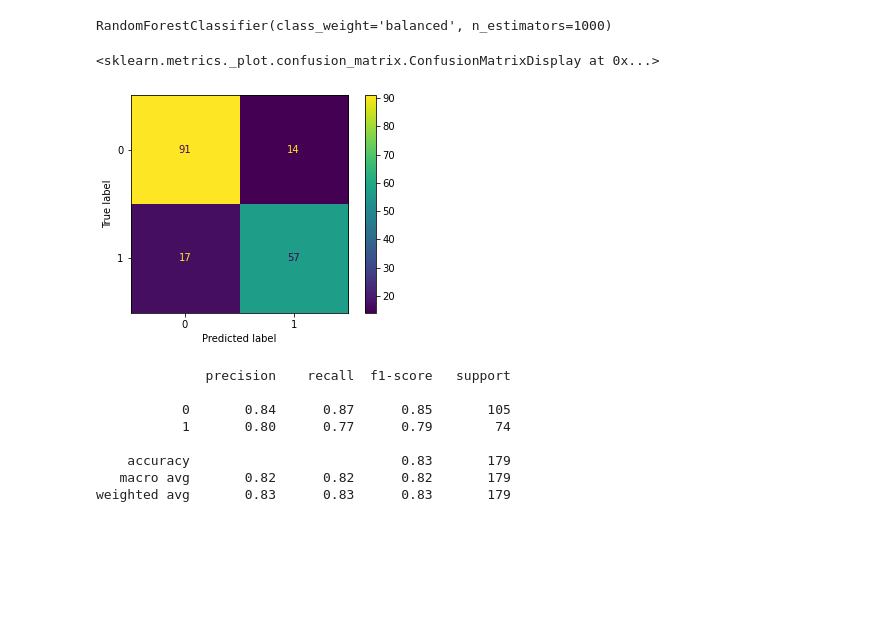
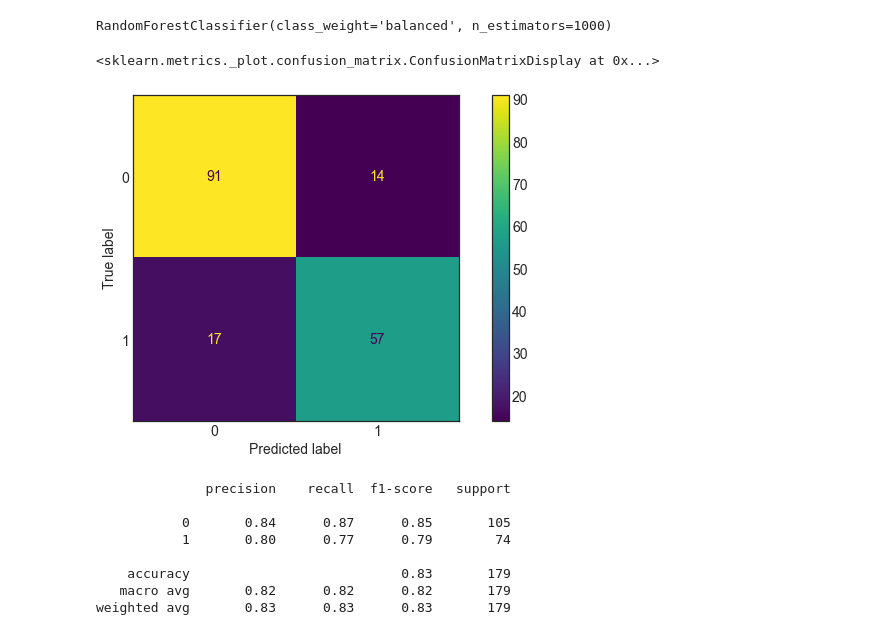
Before and after one commit to DataScienceUFES/titanic_grupo2, a Jupyter notebook: modelagem.ipynb, the cells around one changed output. Drawn from its saved outputs; the diff is of its cells as text; code cells hidden in the pictures; blank space fills up the shorter version.

```diff
--- a/modelagem.ipynb
+++ b/modelagem.ipynb
@@ -4,0 +1,13 @@ from sklearn.model_selection import train_test_split
+# %%
+import pandas as pd
+
+from sklearn.model_selection import train_test_split
+
+import matplotlib.pyplot as plt
+
+plt.rcParams["figure.figsize"] = (12, 6)
+plt.rcParams['axes.labelsize'] = 14
+plt.rcParams['xtick.labelsize'] = 14
+plt.rcParams['ytick.labelsize'] = 14
+plt.rcParams['font.size'] = 14
+plt.style.use('seaborn-white')
@@ -106,8 +138,10 @@ y = df_limpo['Survived']
 
 from sklearn.model_selection import train_test_split
 
-
-X_train, X_test, y_train, y_test = train_test_split(X, y, test_size=0.2, random_state=42)
+X_train, X_test, y_train, y_test = train_test_split(X,
+                                                    y,
+                                                    test_size=0.2,
+                                                    random_state=42)
 # %%
 knn.fit(X_train, y_train)
 # %% [output]
@@ -307,16 +349,23 @@ Index(['Survived', 'Pclass', 'Sex', 'Age', 'Fare', 'Embarked_1', 'Embarked_2',
        'Faixa Etaria_2', 'Faixa Etaria_3'],
       dtype='object')
 # %%
-X_train_dummies, X_test_dummies, y_train_dummies, y_test_dummies = train_test_split(df_limpo_dummies.drop("Survived", 1), df_limpo_dummies['Survived'], test_size=0.2, random_state=42)
+X_train_dummies, X_test_dummies, y_train_dummies, y_test_dummies = train_test_split(
+    df_limpo_dummies.drop("Survived", 1),
+    df_limpo_dummies['Survived'],
+    test_size=0.2,
+    random_state=42)
 # %%
 rf.fit(X_train_dummies, y_train_dummies)
 # %% [output]
 RandomForestClassifier(class_weight='balanced', n_estimators=1000)
 # %%
-plot_confusion_matrix(rf, X_test_dummies, y_test_dummies, display_labels=['0', '1'])
+plot_confusion_matrix(rf,
+                      X_test_dummies,
+                      y_test_dummies,
+                      display_labels=['0', '1'])
 # %% [output]
 <sklearn.metrics._plot.confusion_matrix.ConfusionMatrixDisplay at 0x...>
-[figure, old version]
+[figure, new version]
 # %%
 print(classification_report(y_test_dummies, rf.predict(X_test_dummies)))
 # %% [output]
```
Also changed, not shown: parts of 16 cells of this notebook.
